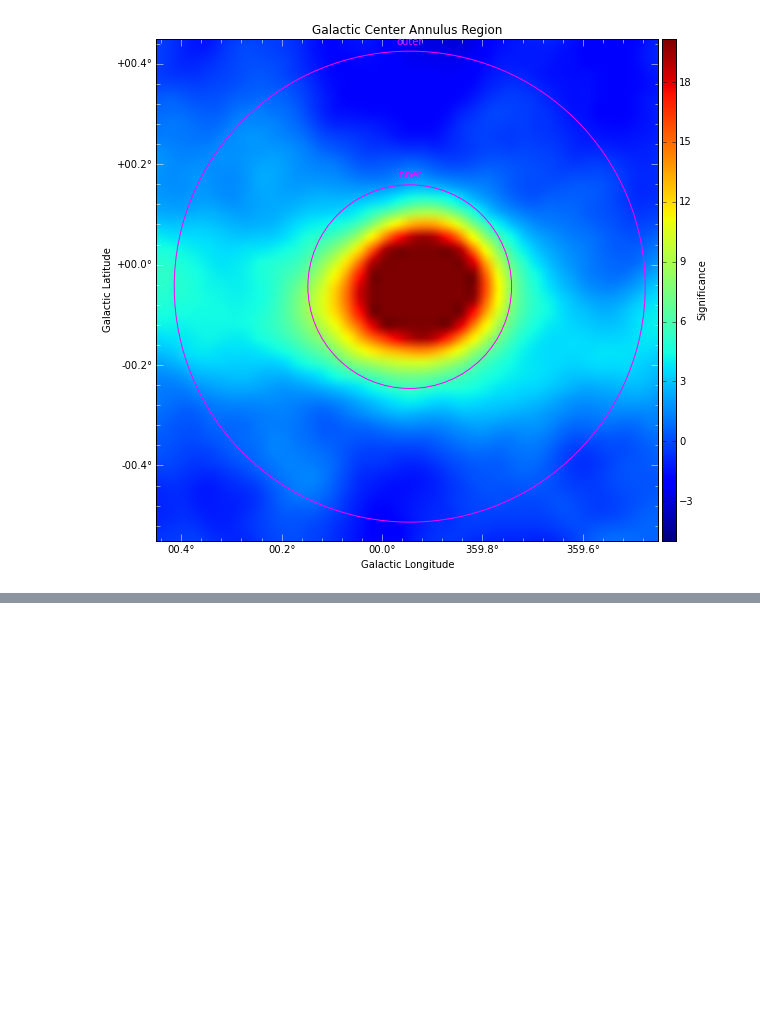
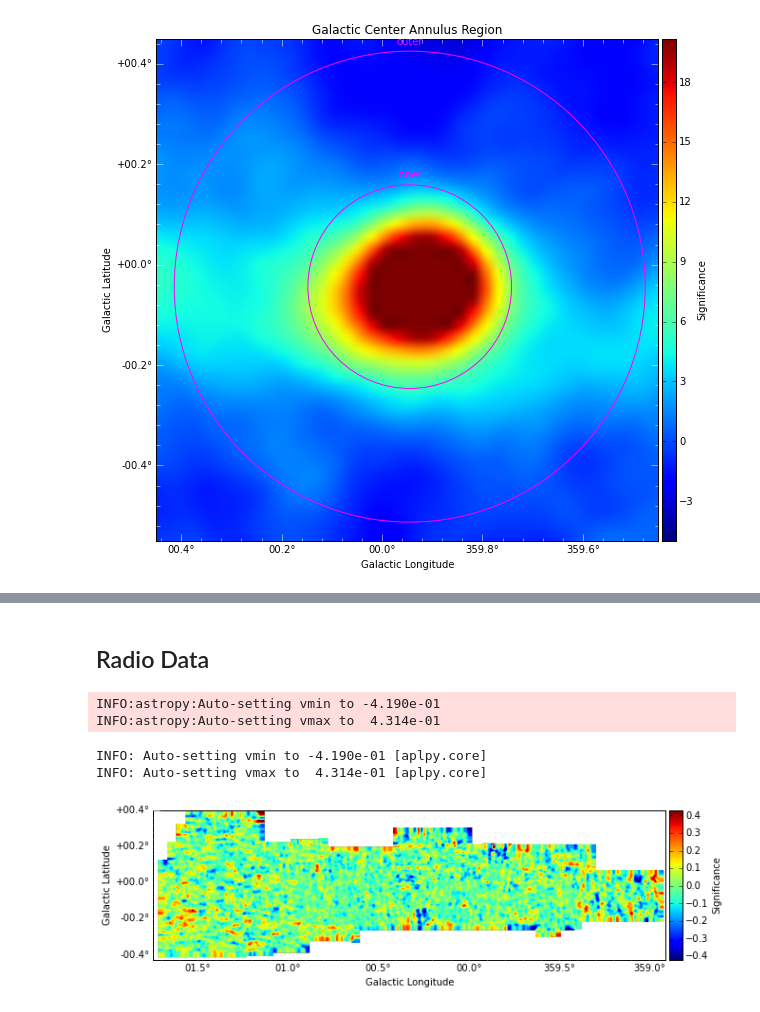
Before and after one commit to MattGPT-ai/analysis-tools-m, a Jupyter notebook: GC/FITS_plots.ipynb, the cells around one changed output, grey strips where cells are left out. Cells and saved outputs as stored; diff of their text form; code cells hidden in the pictures; blank space fills up the shorter version.

```diff
--- a/GC/FITS_plots.ipynb
+++ b/GC/FITS_plots.ipynb
@@ -317,0 +336,11 @@ INFO: Auto-setting vmax to  2.017e+01 [aplpy.core]
+# %% [markdown]
+<h2>Radio Data
+# %%
+fig_apl = aplpy.FITSFigure(home+"/Documents/GC_material/NRO_radio_fits_data/GCCS.fits", slices=[87])
+setup_sig_fits(fig_apl)
+# %% [output]
+INFO:astropy:Auto-setting vmin to -4.190e-01
+INFO:astropy:Auto-setting vmax to  4.314e-01
+INFO: Auto-setting vmin to -4.190e-01 [aplpy.core]
+INFO: Auto-setting vmax to  4.314e-01 [aplpy.core]
+[figure, added]
```
Also changed, not shown: parts of 5 cells of this notebook, 2 other files.
